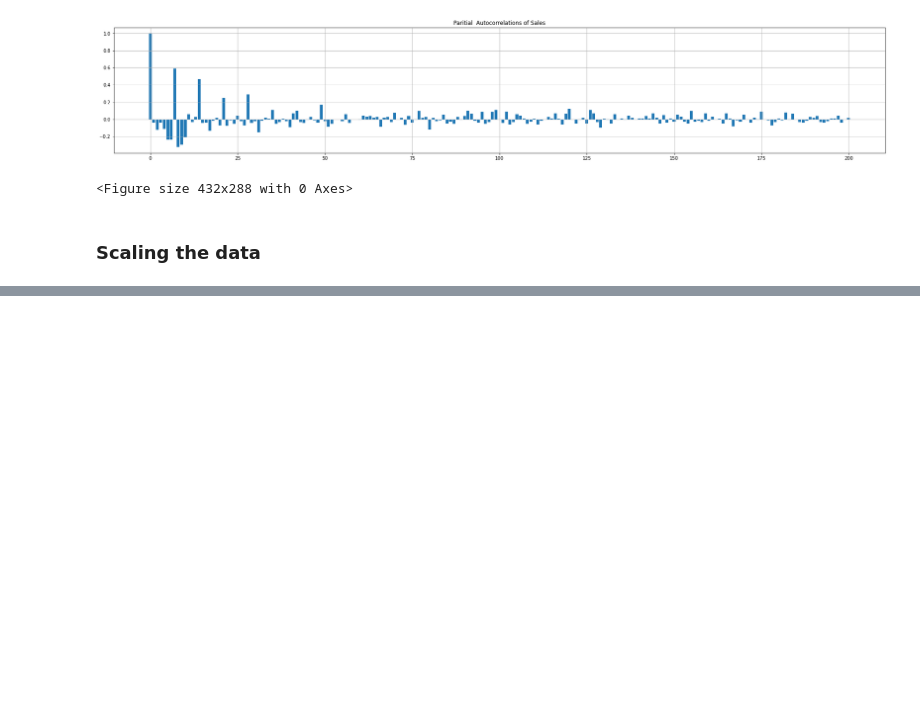
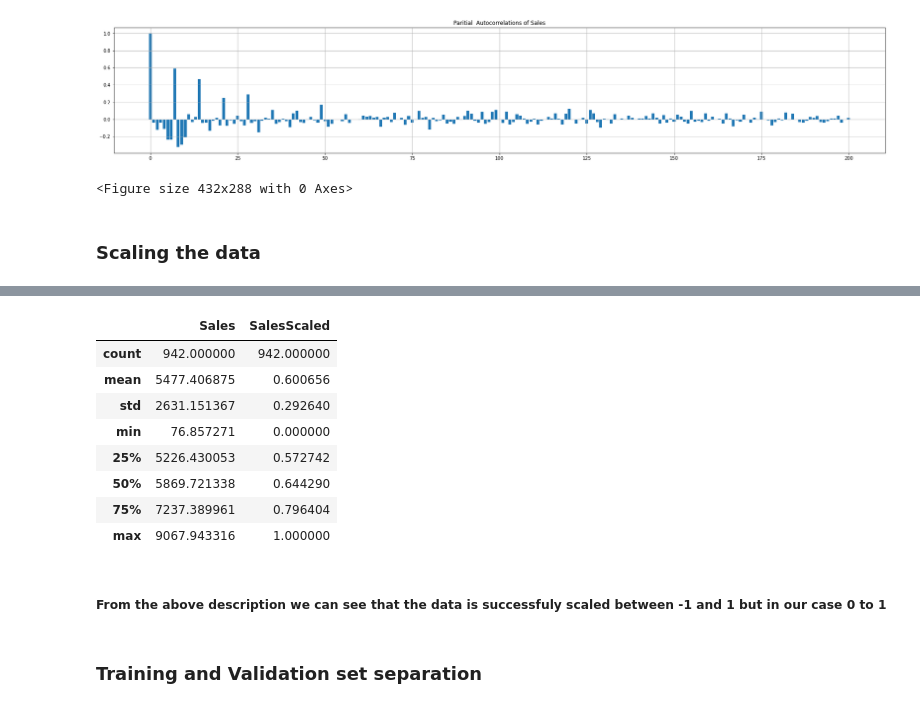
Before and after one commit to Micky373/Sales_forcasting, a Jupyter notebook: notebooks/deep_learning_modeling.ipynb, the cells around one changed output, grey strips where cells are left out. Saved outputs shown, nothing was run; the diff lists cells and outputs as text; code cells hidden in the pictures; blank space fills up the shorter version.

```diff
--- a/notebooks/deep_learning_modeling.ipynb
+++ b/notebooks/deep_learning_modeling.ipynb
@@ -155,0 +177,18 @@ corrPlots(pacfNp, "Paritial")
+# %%
+# Checking the min max value for the scaled sales data
+
+sales_per_day.describe()
+# %% [output]
+|  | Sales | SalesScaled |
+| count | 942.000000 | 942.000000 |
+| mean | 5477.406875 | 0.600656 |
+| std | 2631.151367 | 0.292640 |
+| min | 76.857271 | 0.000000 |
+| 25% | 5226.430053 | 0.572742 |
+| 50% | 5869.721338 | 0.644290 |
+| 75% | 7237.389961 | 0.796404 |
+| max | 9067.943316 | 1.000000 |
+# %% [markdown]
+##### From the above description we can see that the data is successfuly scaled between -1 and 1 but in our case 0 to 1
+# %% [markdown]
+### Training and Validation set separation
```
Also changed, not shown: parts of 1 cell of this notebook, 2 other files.
